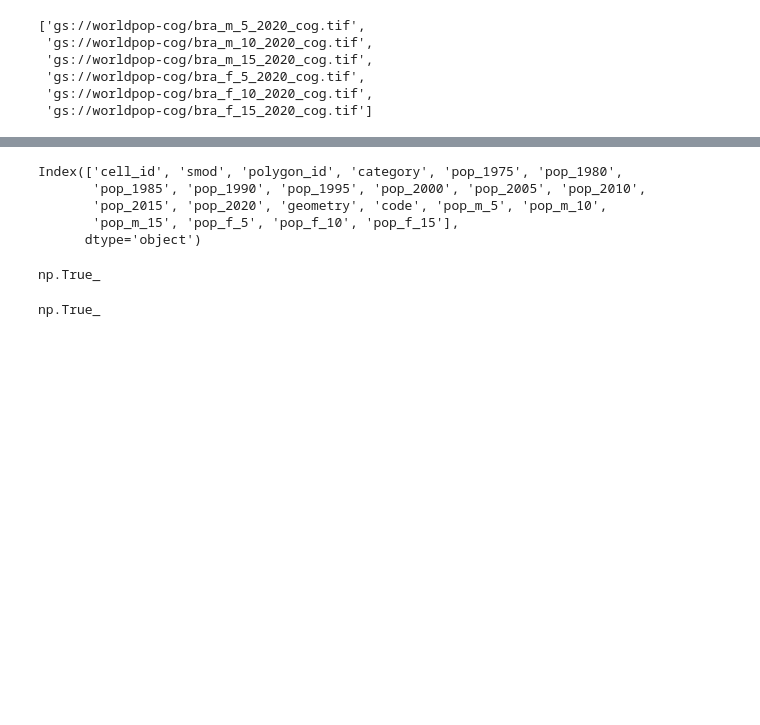
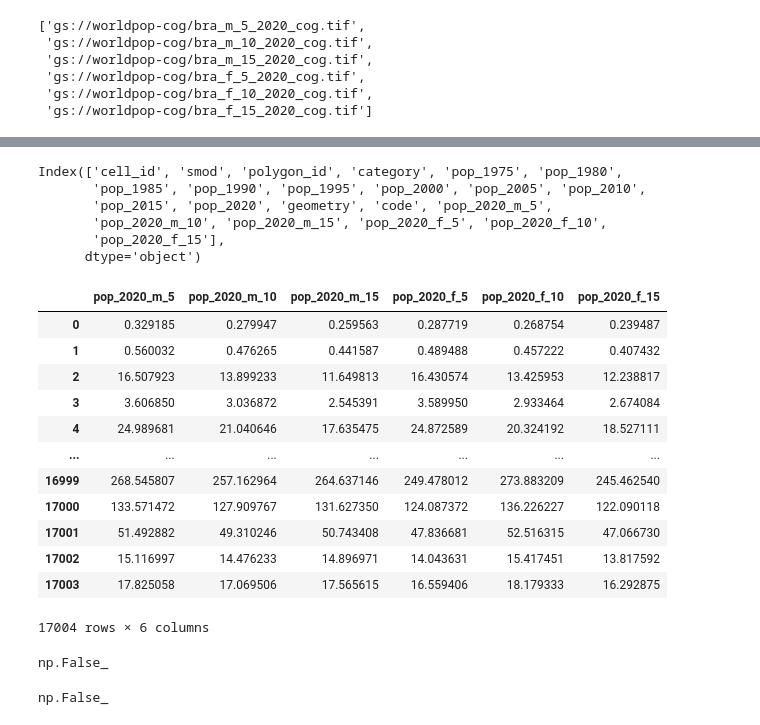
Before and after one commit to Claudio9701/amazon-settlements-edu-access, a Jupyter notebook: 03_population_calculation_brazil.ipynb, the cells around one changed output, grey strips where cells are left out. Drawn from its saved outputs; the diff is of its cells as text; code cells hidden in the pictures; blank space fills up the shorter version.

```diff
--- a/03_population_calculation_brazil.ipynb
+++ b/03_population_calculation_brazil.ipynb
@@ -286,20 +286,27 @@ filelist
  'gs://worldpop-cog/bra_f_10_2020_cog.tif',
  'gs://worldpop-cog/bra_f_15_2020_cog.tif']
 # %%
-# List all the files in the directore ~/Documents/amazonia-bid/inputs/WorldPop/bra use pathlib
+from pathlib import Path
+
 for file in tqdm(filelist, desc="Processing files"):
     gender = file.split("_")[-4]
     age = file.split("_")[-3]
     col_name = f"pop_2020_{gender}_{age}"
+    temp_parquet = f"outputs/{col_name}_temp.parquet"
     print(f"Processing column: {col_name}")
+
     if col_name in gdf_celdas_bra_clean.columns:
         print(f"Column {col_name} already exists, skipping...")
         continue
 
+    if Path(temp_parquet).exists():
+        print(f"Loading {col_name} from {temp_parquet}")
+        gdf_celdas_bra_clean[col_name] = gpd.read_parquet(temp_parquet)[col_name]
+        continue
+
     xds = rioxarray.open_rasterio(file, masked=True, chunks={"x": 1024, "y": 1024})
     xds_band = xds.isel(band=0)
-    # Filter the xds arround the sample cell using efficient spatial selection
-    gdf_celdas_bra_clean[f"pop_{gender}_{age}"] = gdf_celdas_bra_clean.progress_apply(
+    gdf_celdas_bra_clean[col_name] = gdf_celdas_bra_clean.progress_apply(
         lambda x: xds_band.rio.clip_box(
             minx=x.geometry.bounds[0],
             miny=x.geometry.bounds[1],
@@ -313,5 +320,8 @@ for file in tqdm(filelist, desc="Processing files"):
         .values,
         axis=1,
     )
+    # Save the intermediate result
+    gdf_celdas_bra_clean[col_name] = gdf_celdas_bra_clean[col_name].astype(float)
+    gdf_celdas_bra_clean[[col_name]].to_parquet(temp_parquet)
 # %% [output]
 Processing column: pop_2020_m_5
@@ -323,10 +349,14 @@ Processing column: pop_2020_f_15
+# %%
+gdf_celdas_bra_clean[col_name] = gdf_celdas_bra_clean[col_name].astype(float)
+gdf_celdas_bra_clean[[col_name]].to_parquet(temp_parquet)
 # %%
 gdf_celdas_bra_clean.columns
 # %% [output]
 Index(['cell_id', 'smod', 'polygon_id', 'category', 'pop_1975', 'pop_1980',
        'pop_1985', 'pop_1990', 'pop_1995', 'pop_2000', 'pop_2005', 'pop_2010',
-       'pop_2015', 'pop_2020', 'geometry', 'code', 'pop_m_5', 'pop_m_10',
-       'pop_m_15', 'pop_f_5', 'pop_f_10', 'pop_f_15'],
+       'pop_2015', 'pop_2020', 'geometry', 'code', 'pop_2020_m_5',
+       'pop_2020_m_10', 'pop_2020_m_15', 'pop_2020_f_5', 'pop_2020_f_10',
+       'pop_2020_f_15'],
       dtype='object')
 # %%
 if False:
@@ -338,14 +368,39 @@ if False:
     gdf_celdas_bra_clean["pop_m_10"] = gdf_celdas_bra_clean["pop_m_10"].progress_apply(
         lambda x: x.values
     )
+# %%
+gdf_celdas_bra_clean[
+    [
+        "pop_2020_m_5",
+        "pop_2020_m_10",
+        "pop_2020_m_15",
+        "pop_2020_f_5",
+        "pop_2020_f_10",
+        "pop_2020_f_15",
+    ]
+]
+# %% [output]
+|  | pop_2020_m_5 | pop_2020_m_10 | pop_2020_m_15 | pop_2020_f_5 | pop_2020_f_10 | pop_2020_f_15 |
+| 0 | 0.329185 | 0.279947 | 0.259563 | 0.287719 | 0.268754 | 0.239487 |
+| 1 | 0.560032 | 0.476265 | 0.441587 | 0.489488 | 0.457222 | 0.407432 |
+| 2 | 16.507923 | 13.899233 | 11.649813 | 16.430574 | 13.425953 | 12.238817 |
+| 3 | 3.606850 | 3.036872 | 2.545391 | 3.589950 | 2.933464 | 2.674084 |
+| 4 | 24.989681 | 21.040646 | 17.635475 | 24.872589 | 20.324192 | 18.527111 |
+| ... | ... | ... | ... | ... | ... | ... |
+| 16999 | 268.545807 | 257.162964 | 264.637146 | 249.478012 | 273.883209 | 245.462540 |
+| 17000 | 133.571472 | 127.909767 | 131.627350 | 124.087372 | 136.226227 | 122.090118 |
+| 17001 | 51.492882 | 49.310246 | 50.743408 | 47.836681 | 52.516315 | 47.066730 |
+| 17002 | 15.116997 | 14.476233 | 14.896971 | 14.043631 | 15.417451 | 13.817592 |
+| 17003 | 17.825058 | 17.069506 | 17.565615 | 16.559406 | 18.179333 | 16.292875 |
+17004 rows × 6 columns
 # %%
-(gdf_celdas_bra_clean["pop_f_5"] == gdf_celdas_bra_clean["pop_f_10"]).all()
+(gdf_celdas_bra_clean["pop_2020_f_5"] == gdf_celdas_bra_clean["pop_2020_f_10"]).all()
 # %% [output]
-np.True_
+np.False_
 # %%
-(gdf_celdas_bra_clean["pop_f_5"] == gdf_celdas_bra_clean["pop_f_15"]).all()
+(gdf_celdas_bra_clean["pop_2020_f_5"] == gdf_celdas_bra_clean["pop_2020_f_15"]).all()
 # %% [output]
-np.True_
+np.False_
 # %%
 gdf_celdas_bra_clean.head()
 # %% [output]
```
Also changed, not shown: parts of 23 cells of this notebook.
